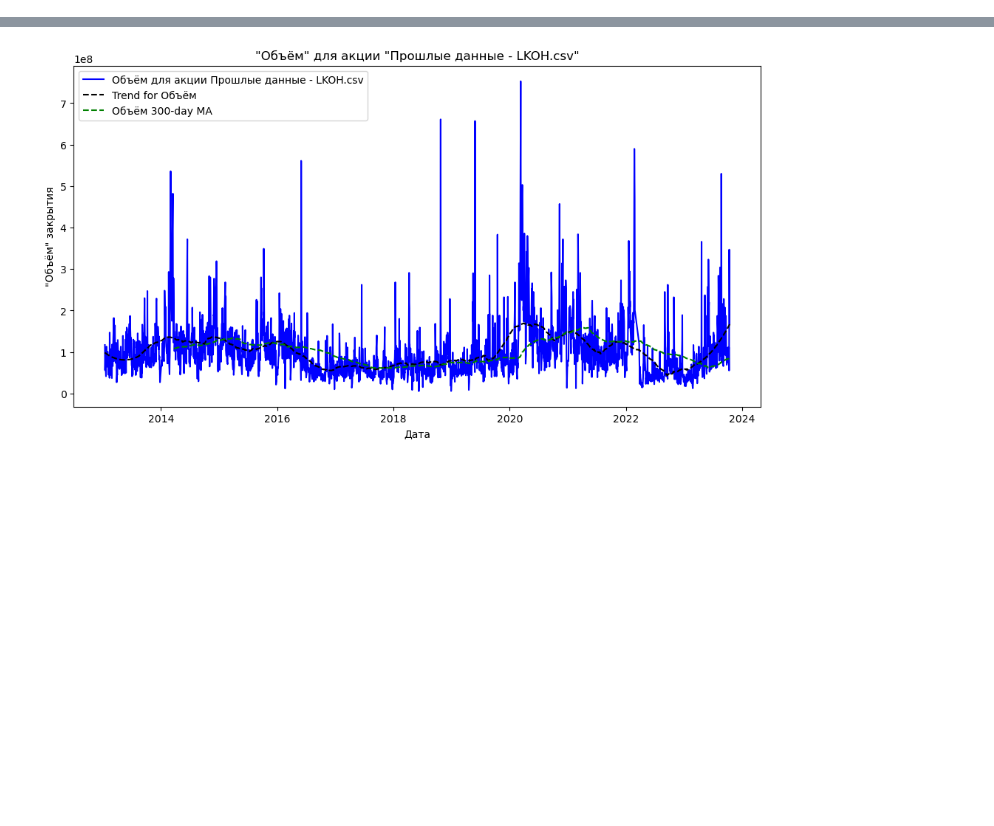
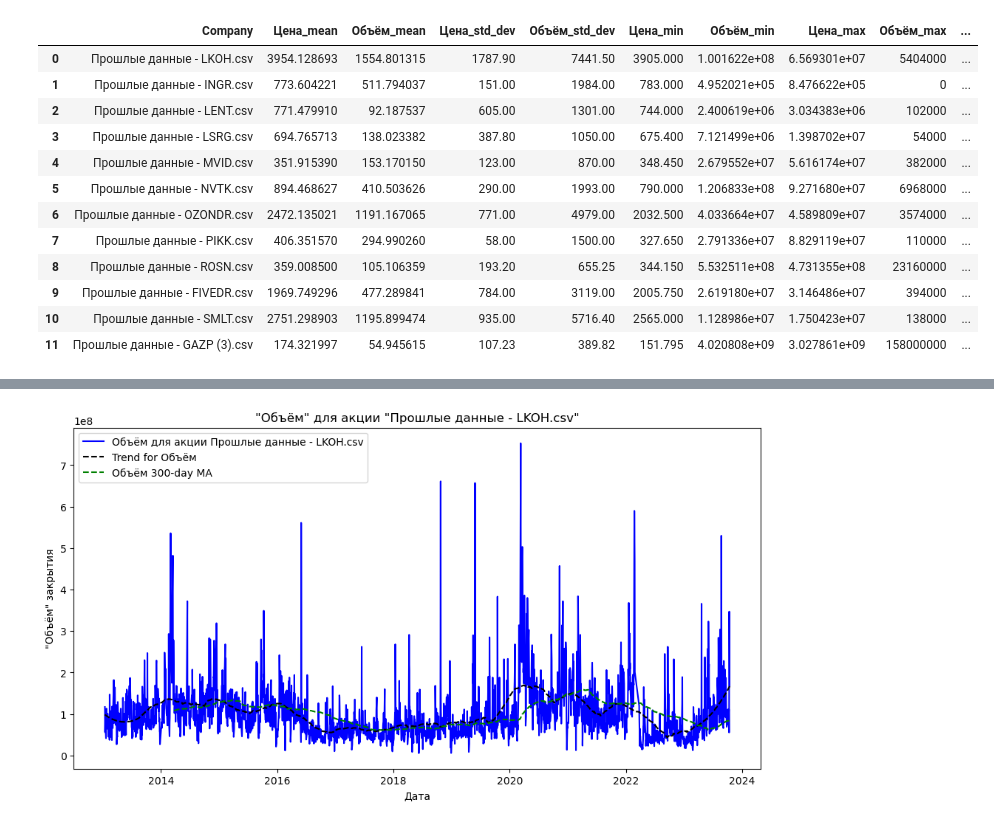
Before and after one commit to KelThuzedd/finrinkizxc, a Jupyter notebook: actualochka/analysis.ipynb, the cells around one changed output, grey strips where cells are left out. Saved outputs shown, nothing was run; the diff lists cells and outputs as text; code cells hidden in the pictures; blank space fills up the shorter version.

```diff
--- a/actualochka/analysis.ipynb
+++ b/actualochka/analysis.ipynb
@@ -78,3 +28,19 @@ file_names = [
+# %%
+calculate_statistics(file_names,columns=['Цена','Объём'])
+# %% [output]
+|  | Company | Цена_mean | Объём_mean | Цена_std_dev | Объём_std_dev | Цена_min | Объём_min | Цена_max | Объём_max | ... |
+| 0 | Прошлые данные - LKOH.csv | 3954.128693 | 1554.801315 | 1787.90 | 7441.50 | 3905.000 | 1.001622e+08 | 6.569301e+07 | 5404000 | ... |
+| 1 | Прошлые данные - INGR.csv | 773.604221 | 511.794037 | 151.00 | 1984.00 | 783.000 | 4.952021e+05 | 8.476622e+05 | 0 | ... |
+| 2 | Прошлые данные - LENT.csv | 771.479910 | 92.187537 | 605.00 | 1301.00 | 744.000 | 2.400619e+06 | 3.034383e+06 | 102000 | ... |
+| 3 | Прошлые данные - LSRG.csv | 694.765713 | 138.023382 | 387.80 | 1050.00 | 675.400 | 7.121499e+06 | 1.398702e+07 | 54000 | ... |
+| 4 | Прошлые данные - MVID.csv | 351.915390 | 153.170150 | 123.00 | 870.00 | 348.450 | 2.679552e+07 | 5.616174e+07 | 382000 | ... |
+| 5 | Прошлые данные - NVTK.csv | 894.468627 | 410.503626 | 290.00 | 1993.00 | 790.000 | 1.206833e+08 | 9.271680e+07 | 6968000 | ... |
+| 6 | Прошлые данные - OZONDR.csv | 2472.135021 | 1191.167065 | 771.00 | 4979.00 | 2032.500 | 4.033664e+07 | 4.589809e+07 | 3574000 | ... |
+| 7 | Прошлые данные - PIKK.csv | 406.351570 | 294.990260 | 58.00 | 1500.00 | 327.650 | 2.791336e+07 | 8.829119e+07 | 110000 | ... |
+| 8 | Прошлые данные - ROSN.csv | 359.008500 | 105.106359 | 193.20 | 655.25 | 344.150 | 5.532511e+08 | 4.731355e+08 | 23160000 | ... |
+| 9 | Прошлые данные - FIVEDR.csv | 1969.749296 | 477.289841 | 784.00 | 3119.00 | 2005.750 | 2.619180e+07 | 3.146486e+07 | 394000 | ... |
+| 10 | Прошлые данные - SMLT.csv | 2751.298903 | 1195.899474 | 935.00 | 5716.40 | 2565.000 | 1.128986e+07 | 1.750423e+07 | 138000 | ... |
+| 11 | Прошлые данные - GAZP (3).csv | 174.321997 | 54.945615 | 107.23 | 389.82 | 151.795 | 4.020808e+09 | 3.027861e+09 | 158000000 | ... |
 # %%
 plot_combined_closing_prices(file_names,column_name='Цена')
 # %% [output]
```
Also changed, not shown: parts of 7 cells of this notebook, 45 other files.
